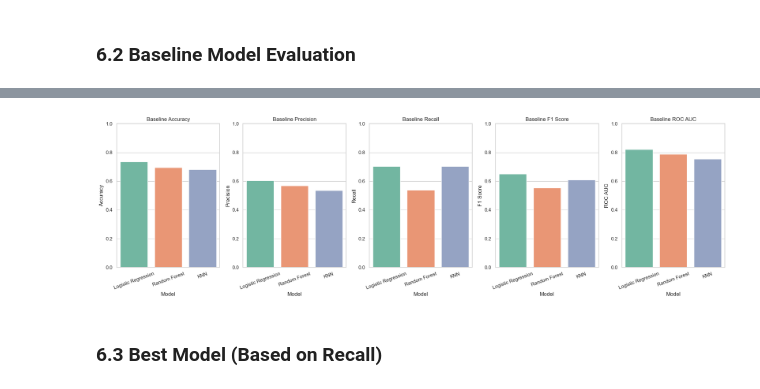
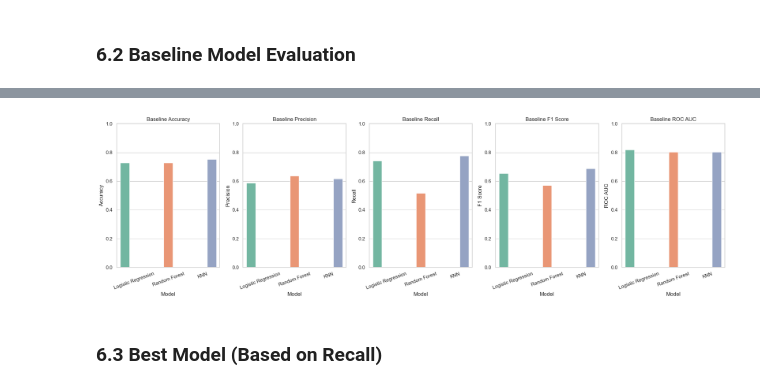
Before and after one commit to Similoluwa224/team_glucose_guard, a Jupyter notebook: capstone_diabetes.ipynb, the cells around one changed output, grey strips where cells are left out. Drawn from its saved outputs; the diff is of its cells as text; code cells hidden in the pictures.

```diff
--- a/capstone_diabetes.ipynb
+++ b/capstone_diabetes.ipynb
@@ -1570,18 +1574,18 @@ Back to :
 # %%
 # Logistic Regression
 log_model = LogisticRegression(class_weight='balanced', random_state=42)
-log_model.fit(X_encoded_train_scaled, y_train)
-y_pred_log = log_model.predict(X_encoded_test_scaled)
+log_model.fit(X_train_log, y_train)
+y_pred_log = log_model.predict(X_test_log)
 # %%
 # Random Forest
 rf_model = RandomForestClassifier(class_weight='balanced', random_state=42)
-rf_model.fit(X_encoded_train_scaled, y_train)
-y_pred_rf = rf_model.predict(X_encoded_test_scaled)
+rf_model.fit(X_train_rf, y_train)
+y_pred_rf = rf_model.predict(X_test_rf)
 # %%
 # K-Nearest Neighbours (KNN)
 knn_model = KNeighborsClassifier()
 knn_model.fit(X_knn, y_knn)
-y_pred_knn = knn_model.predict(X_encoded_test_scaled)
+y_pred_knn = knn_model.predict(X_test_knn)
 # %% [markdown]
 ### 6.2 Baseline Model Evaluation
 # %%
@@ -1609,9 +1613,9 @@ metrics = {
         f1_score(y_test, y_pred_knn)
     ],
     'ROC AUC': [
-        roc_auc_score(y_test, log_model.predict_proba(X_encoded_test_scaled)[:, 1]),
-        roc_auc_score(y_test, rf_model.predict_proba(X_encoded_test_scaled)[:, 1]),
-        roc_auc_score(y_test, knn_model.predict_proba(X_encoded_test_scaled)[:, 1])
+        roc_auc_score(y_test, log_model.predict_proba(X_test_log)[:, 1]),
+        roc_auc_score(y_test, rf_model.predict_proba(X_test_rf)[:, 1]),
+        roc_auc_score(y_test, knn_model.predict_proba(X_test_knn)[:, 1])
     ]
 }
 # %%
@@ -1628,16 +1632,17 @@ Logistic Regression  0.733766   0.603175 0.703704  0.649573 0.822037
 # %%
 # Visualising Baseline Metrics Results
 plt.figure(figsize=(20, 6))
 for i, metric in enumerate(['Accuracy', 'Precision', 'Recall', 'F1 Score', 'ROC AUC']):
     plt.subplot(1, 5, i+1)
-    sns.barplot(data=results_df, x='Model', y=metric, hue='Model', palette='Set2', legend=False)
+    sns.barplot(data=results_df, x='Model', y=metric, hue='Model', palette='Set2')
     plt.title(f'Baseline {metric}')
     plt.ylim(0, 1)
     plt.xticks(rotation=20)
+    plt.legend([],[], frameon=False)
 plt.tight_layout()
 plt.show()
 # %% [output]
-[figure, old version]
+[figure, new version]
 # %% [markdown]
 ### 6.3 Best Model (Based on Recall)
 # %%
```
Also changed, not shown: parts of 38 cells of this notebook, 2 other files.
